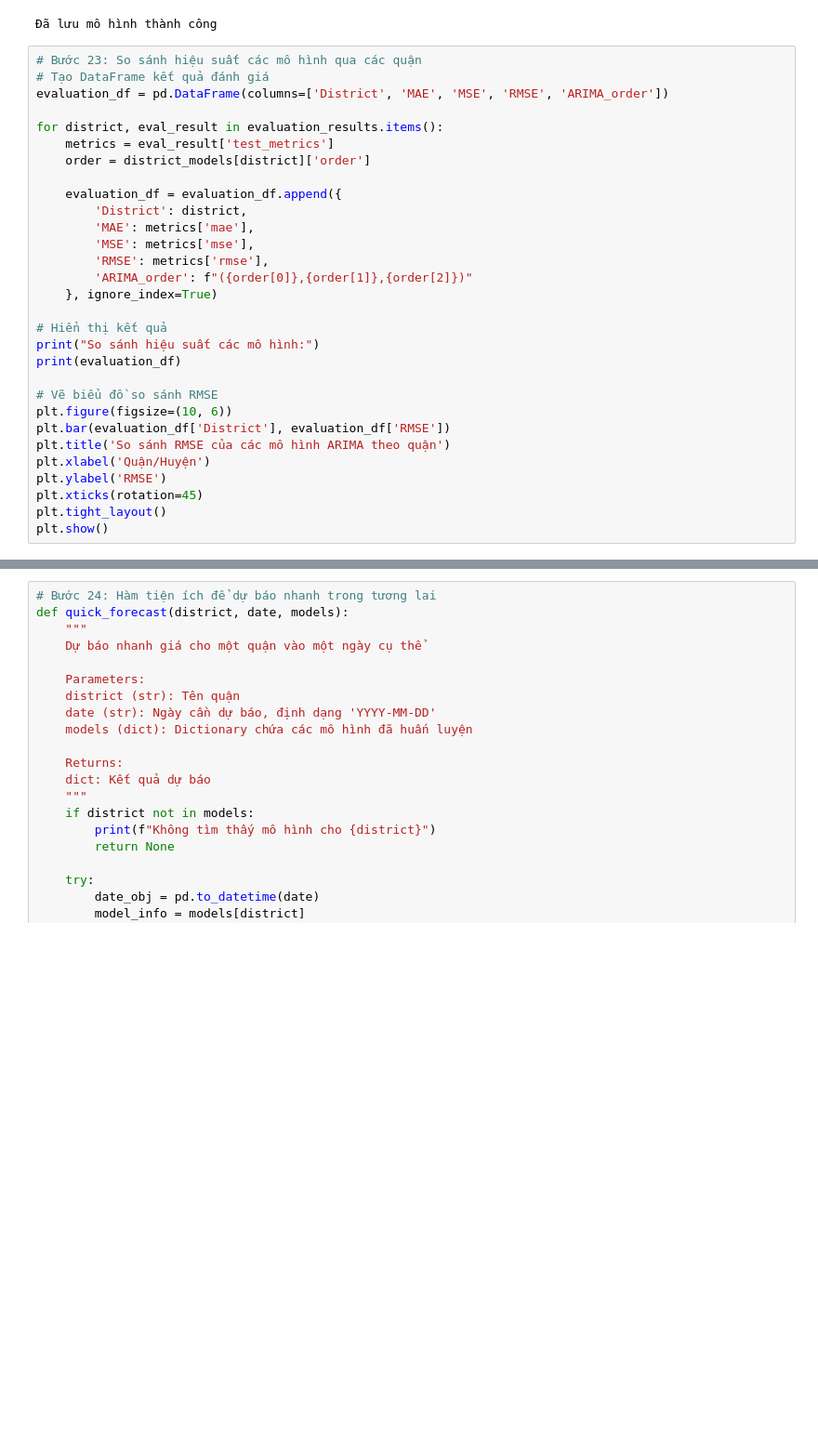
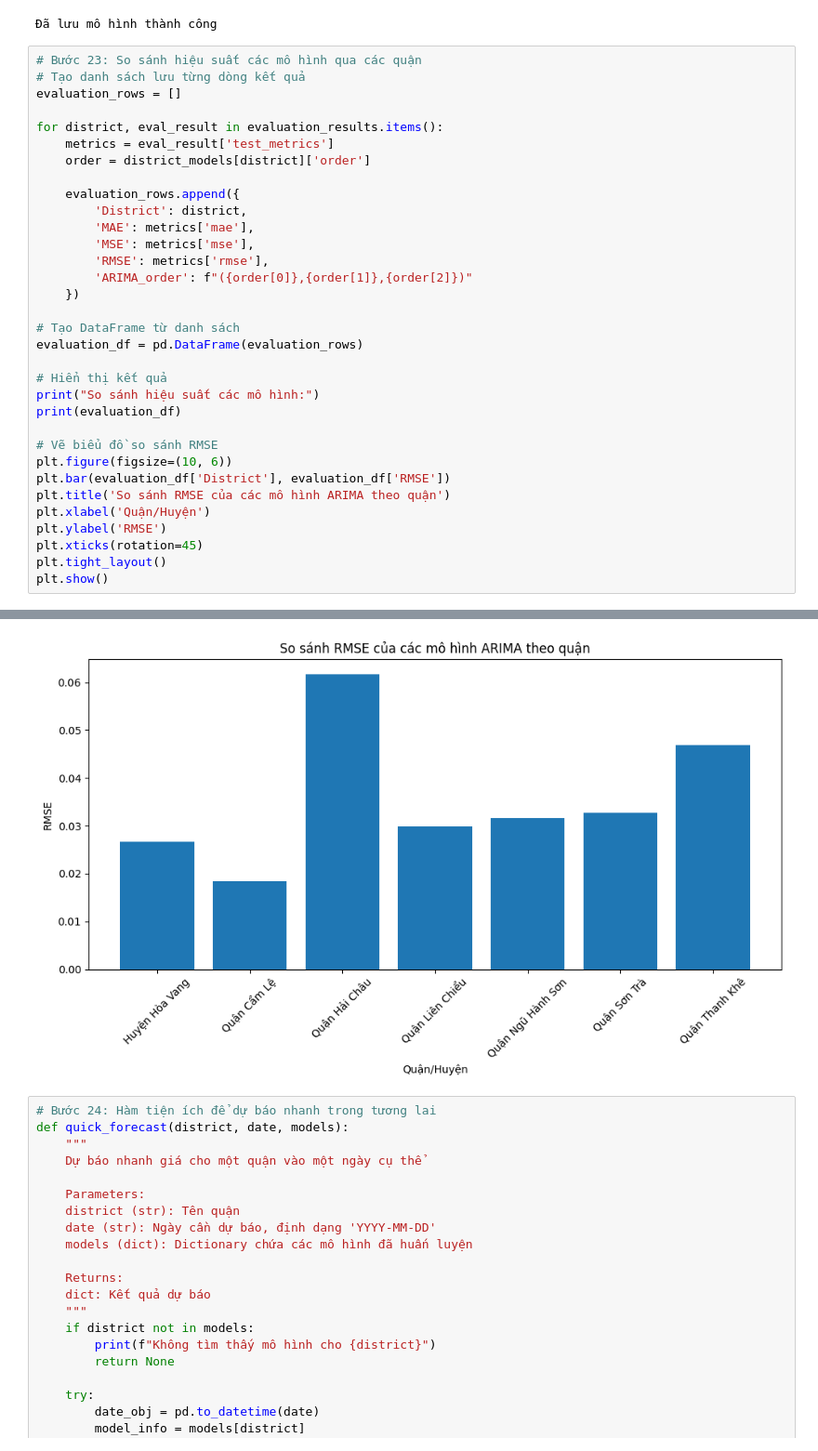
Before and after one commit to LuniuLun/RealEstate, a Jupyter notebook: MachineLearning/LandPrediction/ARIMAv2.ipynb, the cells around one changed output, grey strips where cells are left out. Shown at 93% size. Saved outputs shown, nothing was run; the diff lists cells and outputs as text; blank space fills up the shorter version.

Commit message:
pref: rerun with new transformData #114

```diff
--- a/MachineLearning/LandPrediction/ARIMAv2.ipynb
+++ b/MachineLearning/LandPrediction/ARIMAv2.ipynb
@@ -705,20 +666,23 @@ print("Đã lưu mô hình thành công")
 Đã lưu mô hình thành công
 # %%
 # Bước 23: So sánh hiệu suất các mô hình qua các quận
-# Tạo DataFrame kết quả đánh giá
-evaluation_df = pd.DataFrame(columns=['District', 'MAE', 'MSE', 'RMSE', 'ARIMA_order'])
+# Tạo danh sách lưu từng dòng kết quả
+evaluation_rows = []
 
 for district, eval_result in evaluation_results.items():
     metrics = eval_result['test_metrics']
     order = district_models[district]['order']
 
-    evaluation_df = evaluation_df.append({
+    evaluation_rows.append({
         'District': district,
         'MAE': metrics['mae'],
         'MSE': metrics['mse'],
         'RMSE': metrics['rmse'],
         'ARIMA_order': f"({order[0]},{order[1]},{order[2]})"
-    }, ignore_index=True)
+    })
+
+# Tạo DataFrame từ danh sách
+evaluation_df = pd.DataFrame(evaluation_rows)
 
 # Hiển thị kết quả
 print("So sánh hiệu suất các mô hình:")
@@ -738,3 +710,4 @@ AttributeError: 'DataFrame' object has no attribute 'append'
+[figure, added]
 # %%
 # Bước 24: Hàm tiện ích để dự báo nhanh trong tương lai
 def quick_forecast(district, date, models):
```
Also changed, not shown: parts of 8 cells of this notebook.
